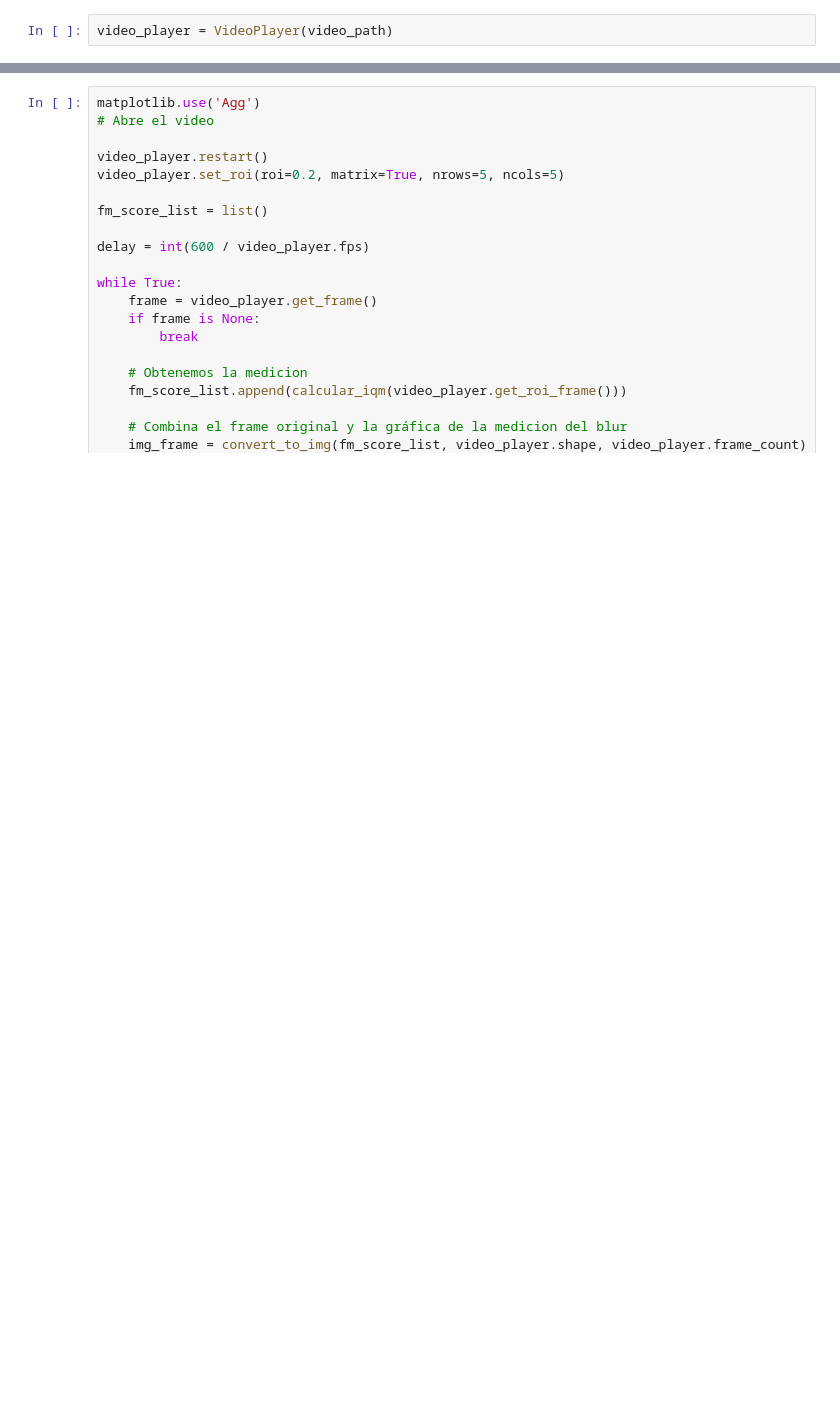
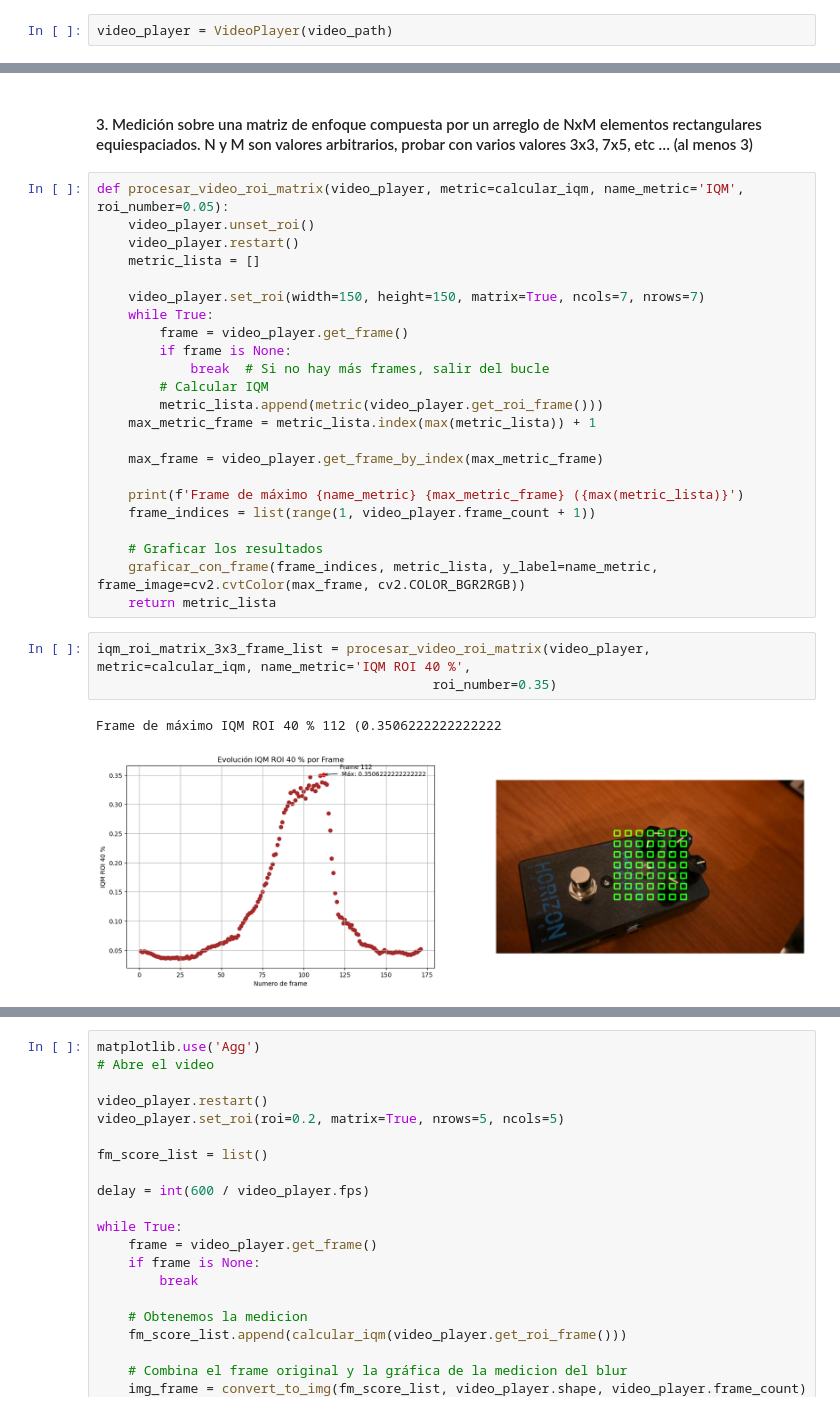
Before and after one commit to vasconcelosfer/ComputerVision, a Jupyter notebook: TP2_ENTREGA.ipynb, the cells around one changed output, grey strips where cells are left out. Cells and saved outputs as stored; diff of their text form; blank space fills up the shorter version.

```diff
--- a/TP2_ENTREGA.ipynb
+++ b/TP2_ENTREGA.ipynb
@@ -220,0 +323,31 @@ EXPERIMENTO 1
+# %% [markdown]
+#### 3. Medición sobre una matriz de enfoque compuesta por un arreglo de NxM elementos rectangulares equiespaciados. N y M son valores arbitrarios, probar con varios valores 3x3, 7x5, etc … (al menos 3)
+# %%
+def procesar_video_roi_matrix(video_player, metric=calcular_iqm, name_metric='IQM', roi_number=0.05):
+    video_player.unset_roi()
+    video_player.restart()
+    metric_lista = []
+
+    video_player.set_roi(width=150, height=150, matrix=True, ncols=7, nrows=7)
+    while True:
+        frame = video_player.get_frame()
+        if frame is None:
+            break  # Si no hay más frames, salir del bucle
+        # Calcular IQM
+        metric_lista.append(metric(video_player.get_roi_frame()))
+    max_metric_frame = metric_lista.index(max(metric_lista)) + 1
+
+    max_frame = video_player.get_frame_by_index(max_metric_frame)
+
+    print(f'Frame de máximo {name_metric} {max_metric_frame} ({max(metric_lista)}')
+    frame_indices = list(range(1, video_player.frame_count + 1))
+
+    # Graficar los resultados
+    graficar_con_frame(frame_indices, metric_lista, y_label=name_metric, frame_image=cv2.cvtColor(max_frame, cv2.COLOR_BGR2RGB))
+    return metric_lista
+# %%
+iqm_roi_matrix_3x3_frame_list = procesar_video_roi_matrix(video_player, metric=calcular_iqm, name_metric='IQM ROI 40 %',
+                                           roi_number=0.35)
+# %% [output]
+Frame de máximo IQM ROI 40 % 112 (0.3506222222222222
+[figure, added]
```
Also changed, not shown: parts of 40 cells of this notebook.
